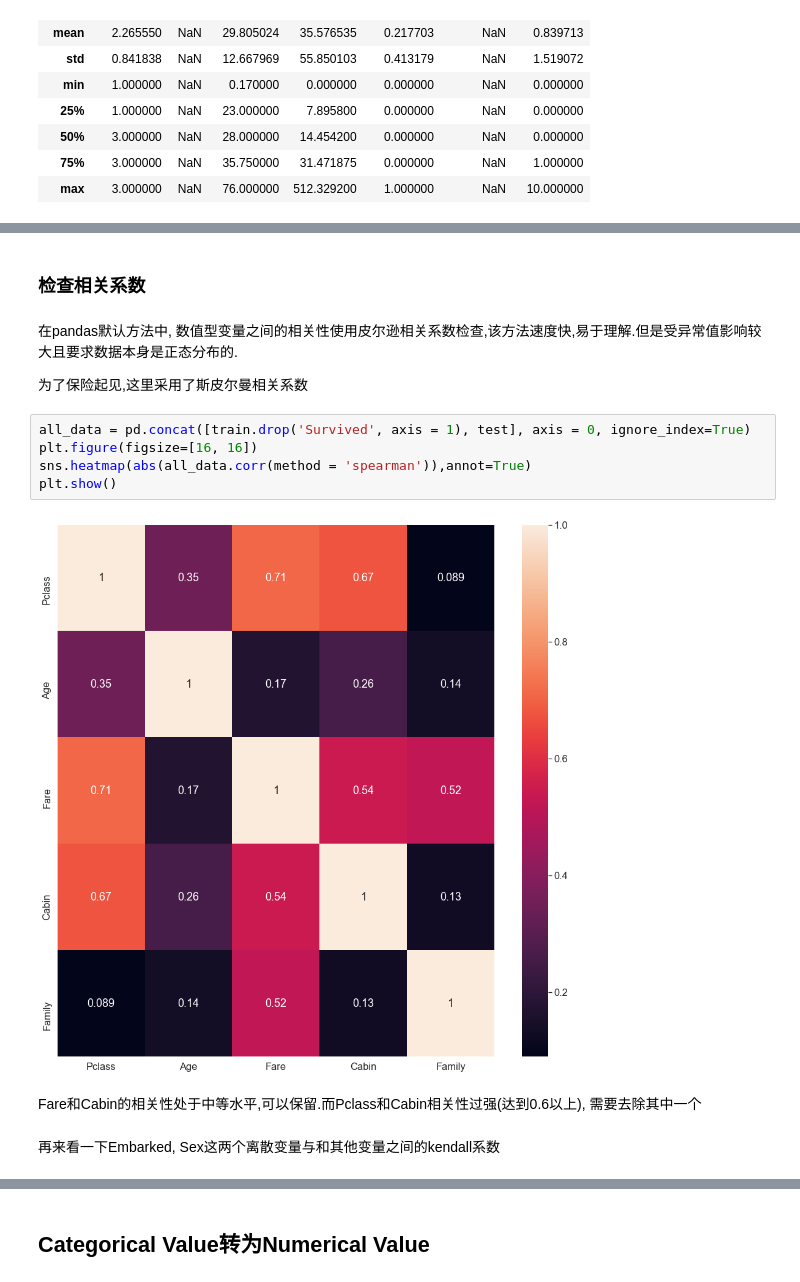
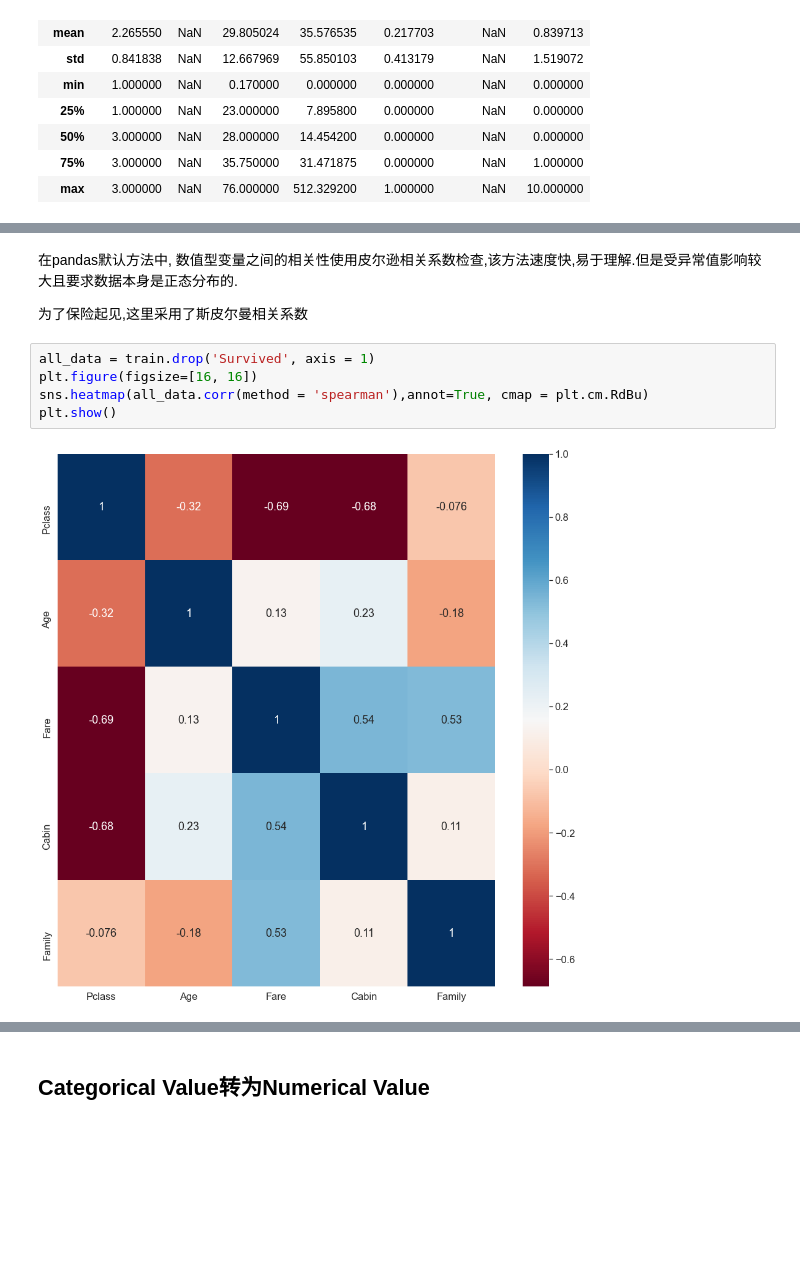
Before and after one commit to 610yilingliu/ds_tutorial, a Jupyter notebook: L3/L3.ipynb, the cells around one changed output, grey strips where cells are left out. Drawn from its saved outputs; the diff is of its cells as text; blank space fills up the shorter version.

```diff
--- a/L3/L3.ipynb
+++ b/L3/L3.ipynb
@@ -369,17 +370,11 @@ plotting_percentages(train, "Family", "Survived")
-# %% [markdown]
-### 检查相关系数
 # %% [markdown]
 在pandas默认方法中, 数值型变量之间的相关性使用皮尔逊相关系数检查,该方法速度快,易于理解.但是受异常值影响较大且要求数据本身是正态分布的.
 
 为了保险起见,这里采用了斯皮尔曼相关系数
 # %%
-all_data = pd.concat([train.drop('Survived', axis = 1), test], axis = 0, ignore_index=True)
+all_data = train.drop('Survived', axis = 1)
 plt.figure(figsize=[16, 16])
-sns.heatmap(abs(all_data.corr(method = 'spearman')),annot=True)
+sns.heatmap(all_data.corr(method = 'spearman'),annot=True, cmap = plt.cm.RdBu)
 plt.show()
 # %% [output]
-[figure, old version]
+[figure, new version]
-# %% [markdown]
-Fare和Cabin的相关性处于中等水平,可以保留.而Pclass和Cabin相关性过强(达到0.6以上), 需要去除其中一个
-# %% [markdown]
-再来看一下Embarked, Sex这两个离散变量与和其他变量之间的kendall系数
```
Also changed, not shown: parts of 53 cells of this notebook, 1 other file.
